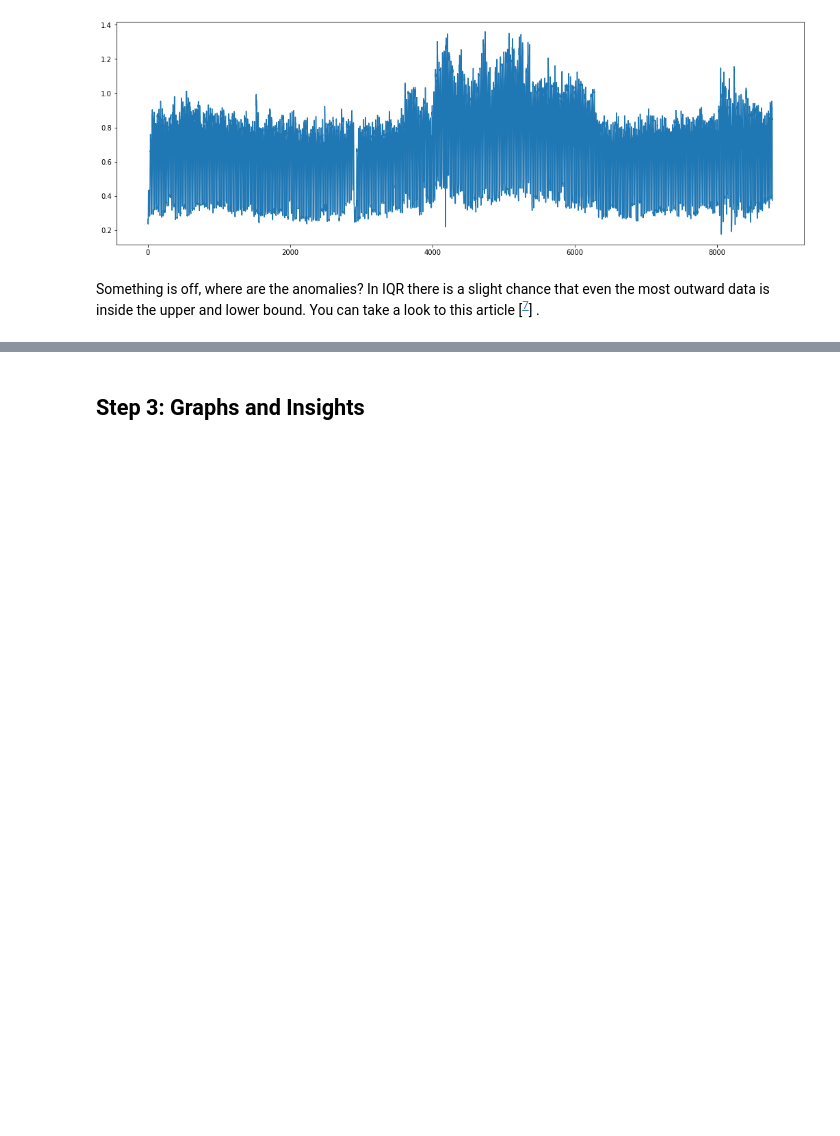
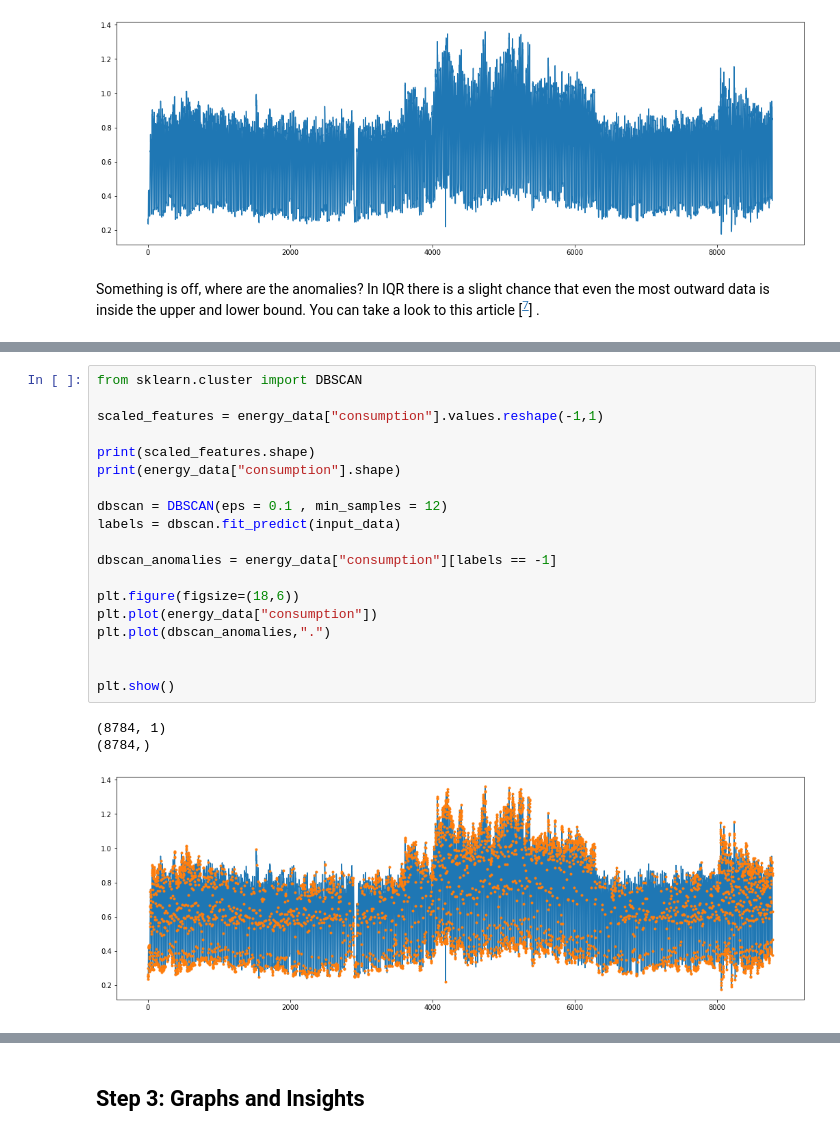
Before and after one commit to AliErenAkkoyun/full-data-science-project, a Jupyter notebook: Untitled.ipynb, the cells around one changed output, grey strips where cells are left out. Cells and saved outputs as stored; diff of their text form; blank space fills up the shorter version.

```diff
--- a/Untitled.ipynb
+++ b/Untitled.ipynb
@@ -338,0 +343,23 @@ plt.show()
+# %%
+from sklearn.cluster import DBSCAN
+
+scaled_features = energy_data["consumption"].values.reshape(-1,1)
+
+print(scaled_features.shape)
+print(energy_data["consumption"].shape)
+
+dbscan = DBSCAN(eps = 0.1 , min_samples = 12)
+labels = dbscan.fit_predict(input_data)
+
+dbscan_anomalies = energy_data["consumption"][labels == -1]
+
+plt.figure(figsize=(18,6))
+plt.plot(energy_data["consumption"])
+plt.plot(dbscan_anomalies,".")
+
+
+plt.show()
+# %% [output]
+(8784, 1)
+(8784,)
+[figure, added]
```
Also changed, not shown: parts of 6 cells of this notebook.
